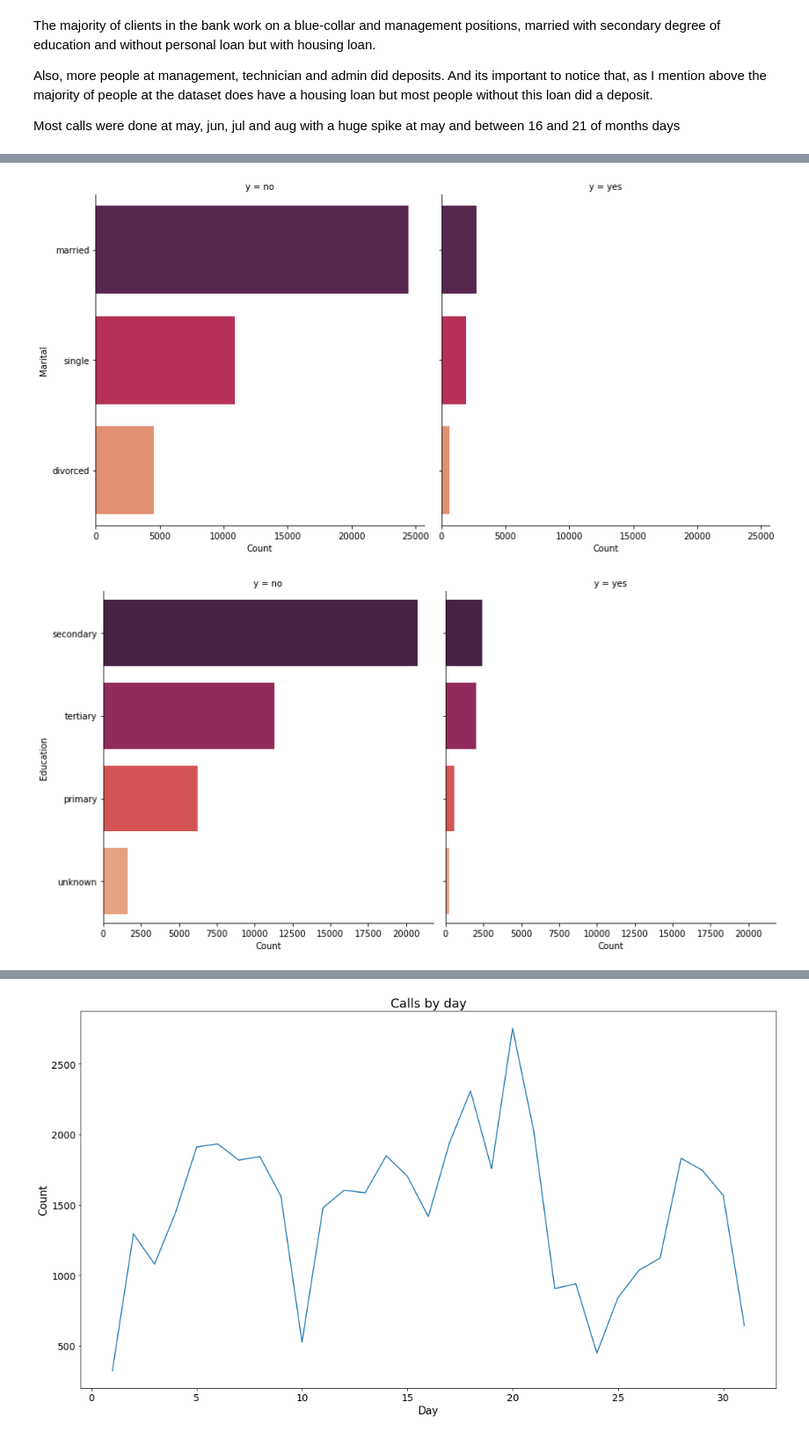
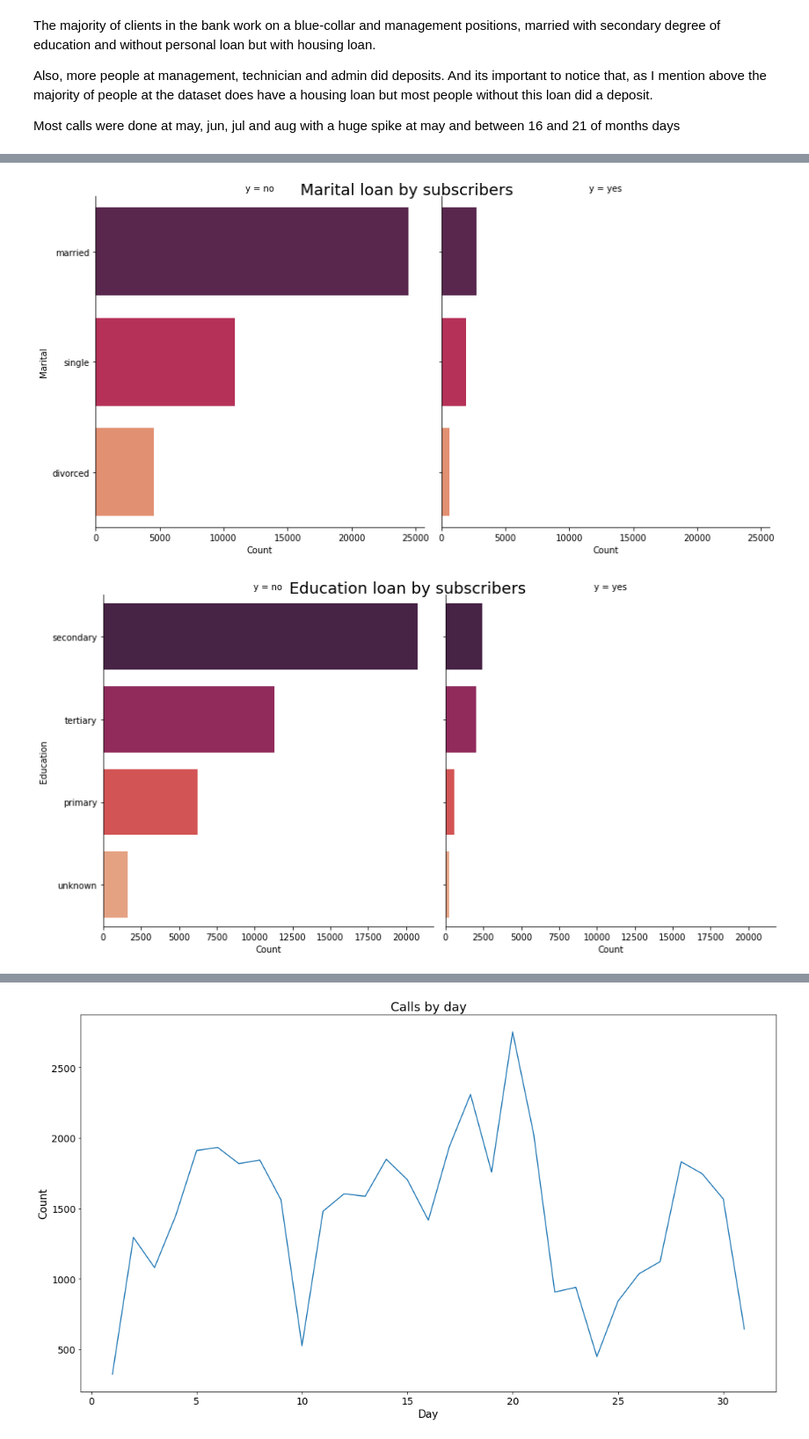
Before and after one commit to carlosealuz/pt_bank_marketing_analysis, a Jupyter notebook: portuguese_subscribed_clients.ipynb, the cells around one changed output, grey strips where cells are left out. Shown: that part at 88% size. Saved outputs shown, nothing was run; the diff lists cells and outputs as text; code cells hidden in the pictures.

```diff
--- a/portuguese_subscribed_clients.ipynb
+++ b/portuguese_subscribed_clients.ipynb
@@ -179,6 +179,8 @@ def plot_category(column, hue=None, df=df, order=False, title=None, yaxis=None,
 def plot_cat(column, col=None, df=df, title=None, yaxis=None, xaxis=None, kind='count', img_filename=None):
     fig = sns.catplot(y=column, col=col, data=df, order=df[column].value_counts().index, kind=kind, palette='rocket', height=6, aspect=1)
     fig.set_axis_labels(xaxis, yaxis)
+    fig.fig.suptitle(title,
+                  fontsize=18)
     if img_filename:
         fig.savefig(f'images/{img_filename}')
     plt.show()
@@ -196,15 +198,15 @@ plot_cat(column='job', col='y', xaxis='Count', yaxis='Job', img_filename='deposi
 # %%
 #marital
 # plot_category('marital', order=True, title='Job distribution among clients', yaxis='Job', xaxis='Count')
-plot_cat(column='marital', col='y', xaxis='Count', yaxis='Marital', img_filename='deposits_by_marital.jpg')
+plot_cat(column='marital', col='y', xaxis='Count', yaxis='Marital', title='Marital loan by subscribers', img_filename='deposits_by_marital.jpg')
 # %% [output]
-[figure, old version]
+[figure, new version]
 # %%
 #education
 #plot_category('education', order=True, title='Job distribution among clients', yaxis='Job', xaxis='Count')
-plot_cat(column='education', col='y', xaxis='Count', yaxis='Education', img_filename='deposits_by_education.jpg')
+plot_cat(column='education', col='y', xaxis='Count', yaxis='Education', title='Education loan by subscribers', img_filename='deposits_by_education.jpg')
 # %% [output]
-[figure, old version]
+[figure, new version]
 # %%
 #loan
 #plot_category('loan', order=True, title='Job distribution among clients', yaxis='Job', xaxis='Count')
```
Also changed, not shown: parts of 4 cells of this notebook, 6 other files.
